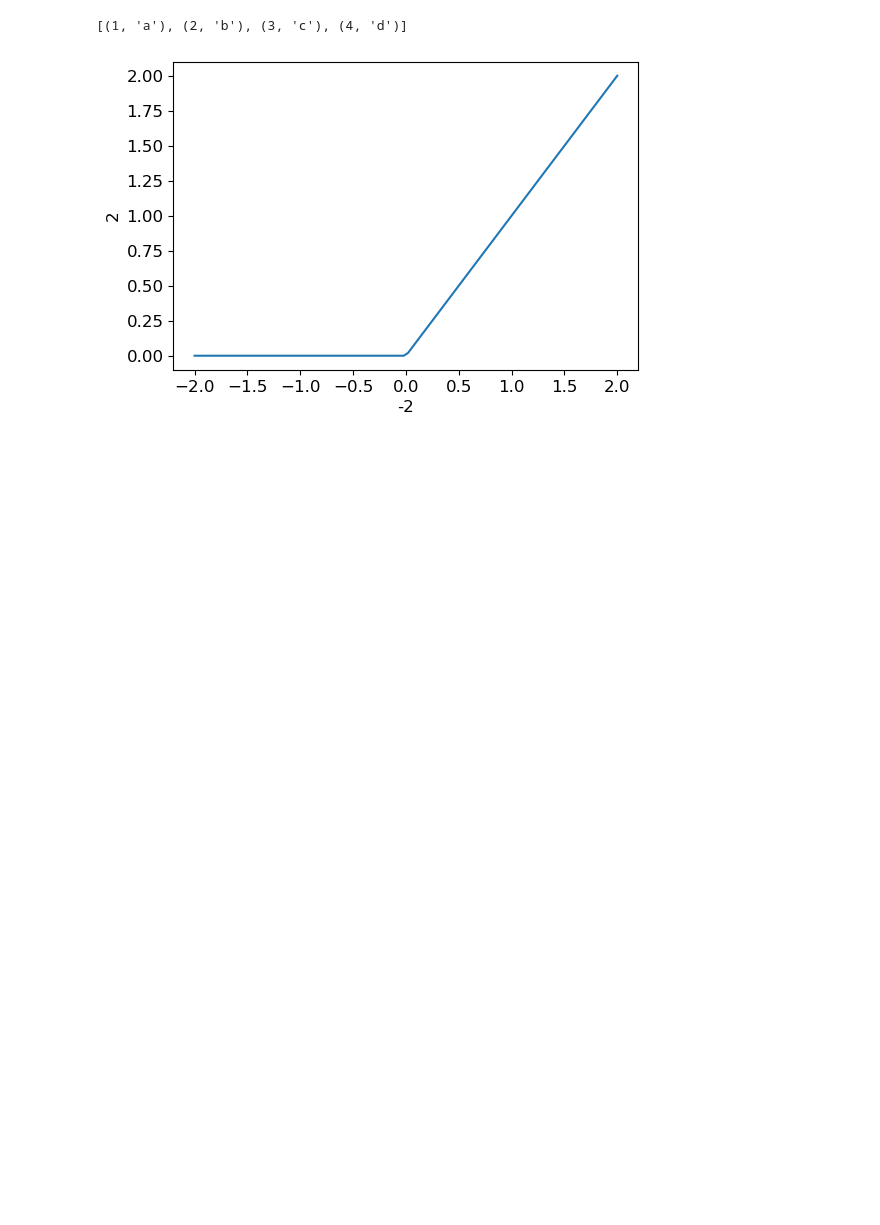
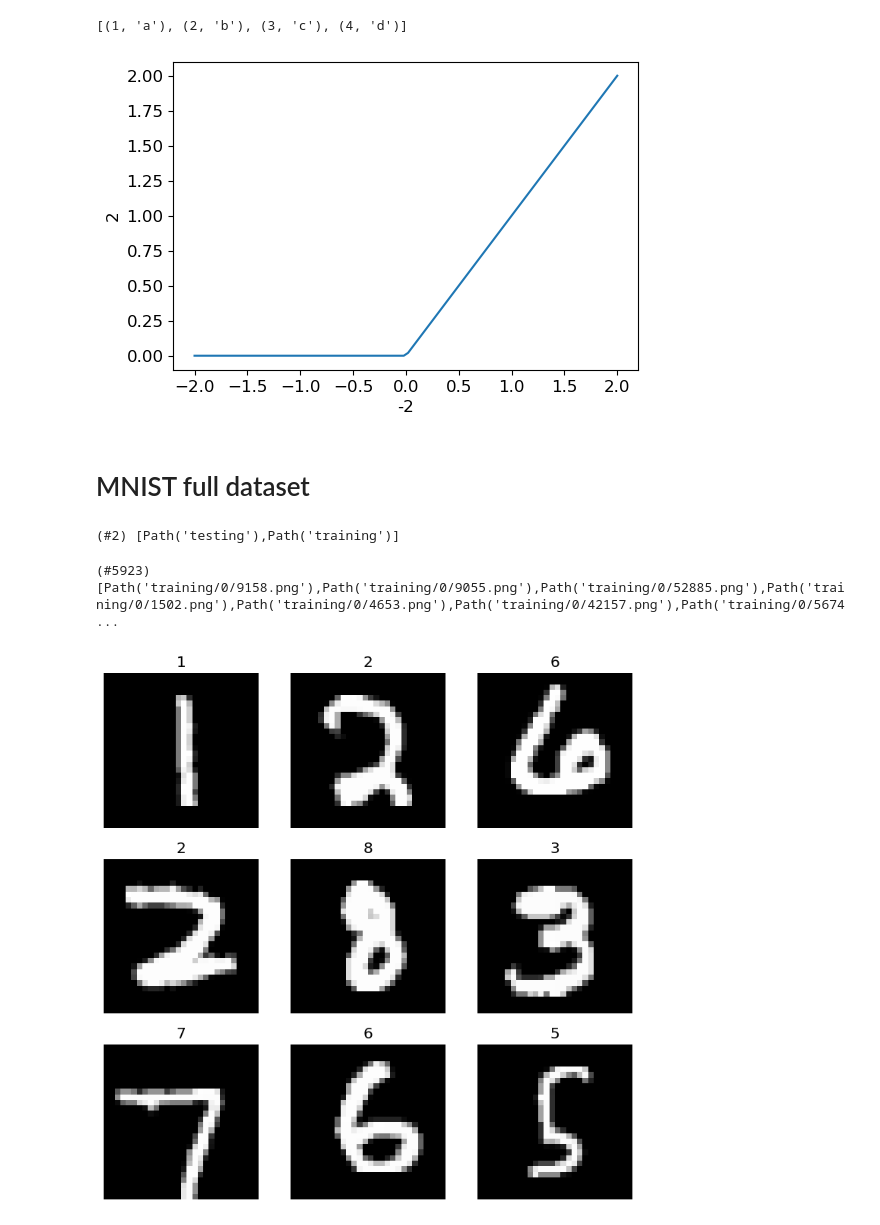
Before and after one commit to nehabansal26/fastailearning, a Jupyter notebook: Lecture3.ipynb, the cells around one changed output. Drawn from its saved outputs; the diff is of its cells as text; code cells hidden in the pictures; blank space fills up the shorter version.

Commit message:
MNSIT full data training

```diff
--- a/Lecture3.ipynb
+++ b/Lecture3.ipynb
@@ -509,3 +509,22 @@ list(zip(inp1,inp2))
 plot_function(F.relu,-2,2)
 # %% [output]
 [figure]
+# %% [markdown]
+# MNIST full dataset
+# %%
+path = untar_data(URLs.MNIST)
+Path.BASE_PATH = path
+# %%
+path.ls()
+# %% [output]
+(#2) [Path('testing'),Path('training')]
+# %%
+(path/'training'/'0').ls()
+# %% [output]
+(#5923) [Path('training/0/9158.png'),Path('training/0/9055.png'),Path('training/0/52885.png'),Path('training/0/1502.png'),Path('training/0/4653.png'),Path('training/0/42157.png'),Path('training/0/5674 ...
+# %%
+dl = ImageDataLoaders.from_folder(path, train="training",valid="testing")
+# %%
+dl.show_batch()
+# %% [output]
+[figure, added]
```
Also changed, not shown: parts of 2 cells of this notebook.
